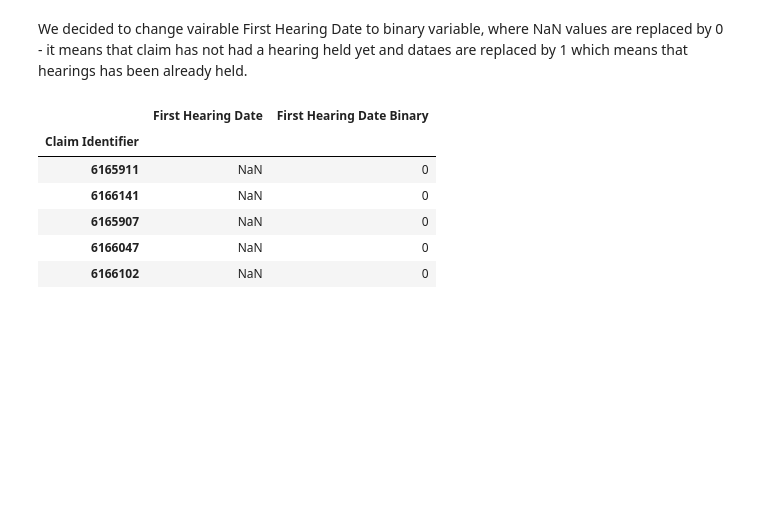
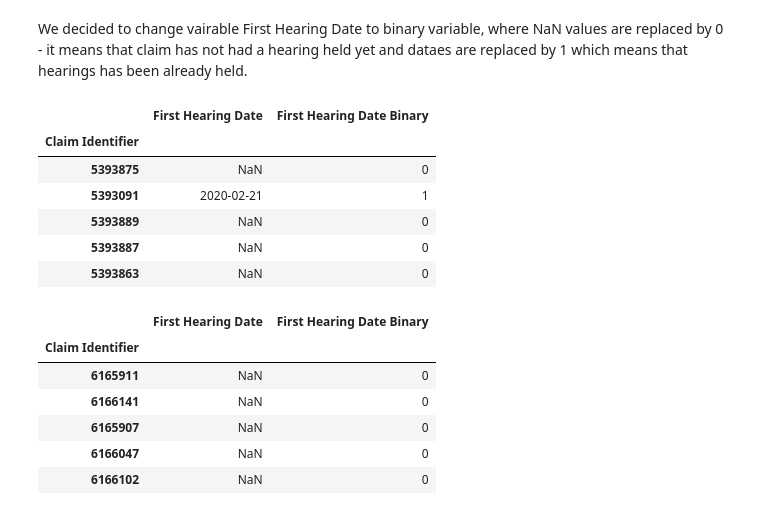
Before and after one commit to martarmb/ML_project_Group_31, a Jupyter notebook: EDA - ML v2 merged.ipynb, the cells around one changed output. Cells and saved outputs as stored; diff of their text form; code cells hidden in the pictures; blank space fills up the shorter version.

```diff
--- a/EDA - ML v2 merged.ipynb
+++ b/EDA - ML v2 merged.ipynb
@@ -459,6 +459,17 @@ train_data =train_data.drop('WCB Decision', axis =1)
 train_data =train_data.drop('Agreement Reached', axis =1)
 # %% [markdown]
 We decided to change vairable First Hearing Date to binary variable, where NaN values are replaced by 0 - it means that claim has not had a hearing held yet and dataes are replaced by 1 which means that hearings has been already held.
+# %%
+train_data['First Hearing Date Binary'] = train_data['First Hearing Date'].notna().astype(int)
+train_data[['First Hearing Date', 'First Hearing Date Binary']].head()
+# %% [output]
+|  | First Hearing Date | First Hearing Date Binary |
+| Claim Identifier |  |  |
+| 5393875 | NaN | 0 |
+| 5393091 | 2020-02-21 | 1 |
+| 5393889 | NaN | 0 |
+| 5393887 | NaN | 0 |
+| 5393863 | NaN | 0 |
 # %%
 test_data['First Hearing Date Binary'] = test_data['First Hearing Date'].notna().astype(int)
 test_data[['First Hearing Date', 'First Hearing Date Binary']].head()
```
Also changed, not shown: parts of 13 cells of this notebook.
